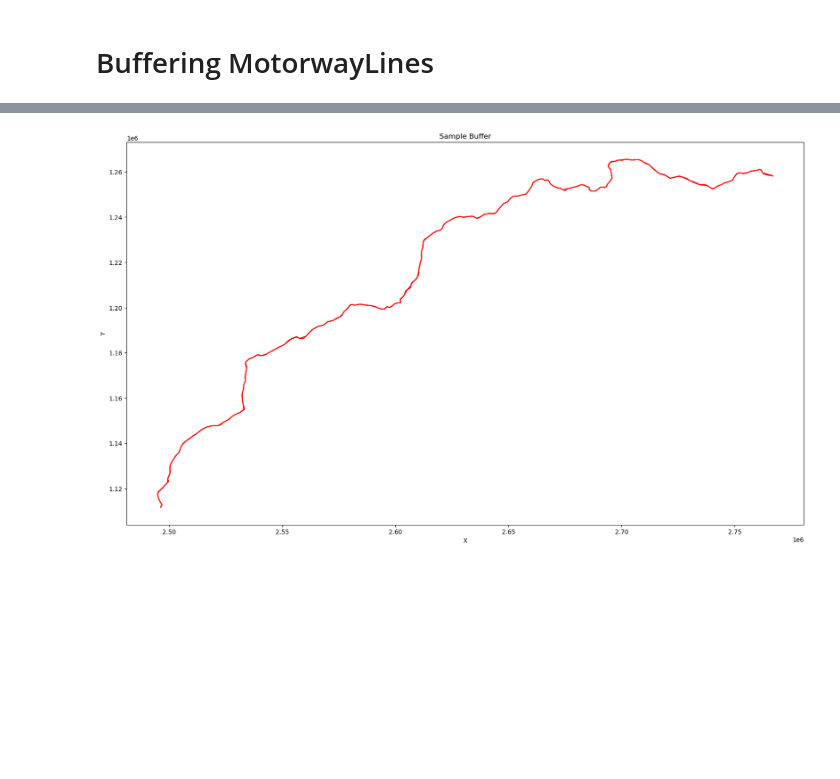
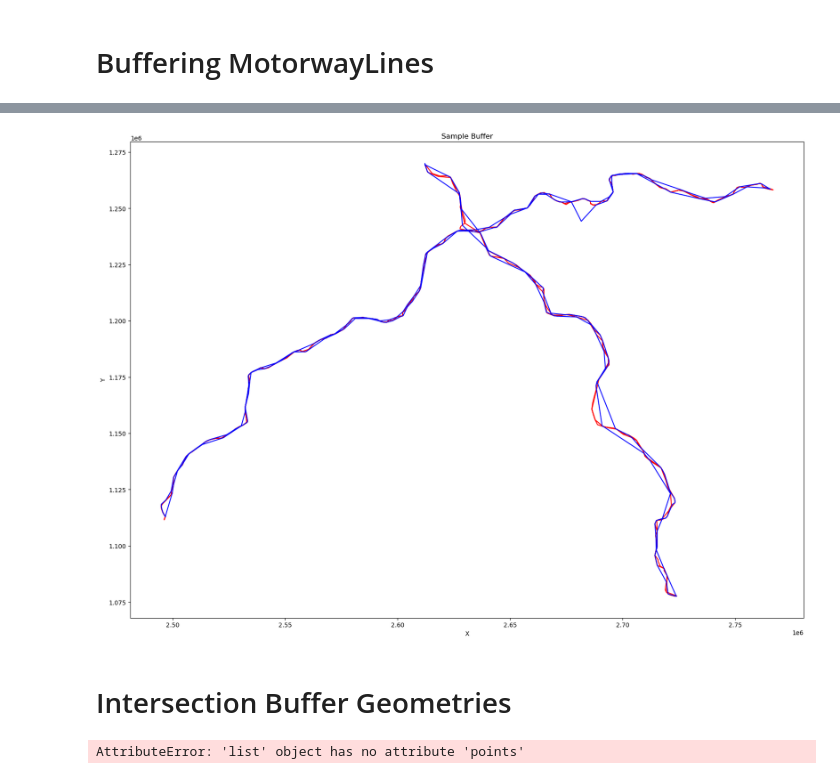
Before and after one commit to chrisvanklutter/GEO877_Spatial_Algorithms_Haklay, a Jupyter notebook: data_Preprocessing.ipynb, the cells around one changed output, grey strips where cells are left out. Saved outputs shown, nothing was run; the diff lists cells and outputs as text; code cells hidden in the pictures; blank space fills up the shorter version.

Commit message:
Buffered integrated in data_Processing

```diff
--- a/data_Preprocessing.ipynb
+++ b/data_Preprocessing.ipynb
@@ -449,7 +452,9 @@ import nbimporter
 from Buffer import buffer
 # %%
-astra = motorway_ch_lines
-osm = motorway_osm_lines
+astra = read_from_pickle("motorway_ch_lines.pkl")
+osm = read_from_pickle("motorway_osm_lines.pkl")
 
-list_unique_points_astra = [mw_line.removeDuplicates().points for mw_line in motorway_ch_lines]
-buffered_astra = list(map(lambda points: buffer(nodes=points, dist=10, nn=20, reduction=50), list_unique_points_astra))
+list_unique_points_astra = [mw_line.removeDuplicates().points for mw_line in astra]
+#buffered_astra = buffer(nodes=list_unique_points_astra[0], dist=10, nn=20, reduction=50)
+buffered_astra = list(map(lambda points: buffer(nodes=points, dist=10, nn=3, reduction=50), list_unique_points_astra[:2]))
+write_to_pickle(buffered_astra, "buffered_astra.pkl")
@@ -476,0 +461,4 @@ The old line had 276 points, now we only have 276.
+# %%
+list_unique_points_osm = [mw_line.removeDuplicates().points for mw_line in osm]
+buffered_osm = list(map(lambda points: buffer(nodes=points, dist=10, nn=3, reduction=50), list_unique_points_osm[:2]))
+write_to_pickle(buffered_osm, "buffered_osm.pkl")
@@ -477,11 +476,16 @@ The old line had 276 points, now we only have 276.
 # %%
 fig, ax0 = plt.subplots(figsize = (20,20))
 
-ax0.plot(buffered_astra[:, 0], buffered_astra[:, 1], color = 'red')
+for i in buffered_astra:
+    ax0.plot(i[:, 0], i[:, 1], color = 'red')
+for j in buffered_osm:
+    ax0.plot(j[:, 0], j[:, 1], color = 'blue')
 
 ax0.set_xlabel('X')
 ax0.set_ylabel('Y')
 ax0.set_title('Sample Buffer')
 ax0.set_aspect('equal')
 # %% [output]
-[figure, old version]
+[figure, new version]
+# %% [markdown]
+# Intersection Buffer Geometries
@@ -487,0 +497,4 @@ ax0.set_aspect('equal')
+# %%
+osm_segs = get_seg_from_pol(buffered_osm[0].tolist())
+# %% [output]
+AttributeError: 'list' object has no attribute 'points'
```
Also changed, not shown: parts of 7 cells of this notebook, 4 other files.
